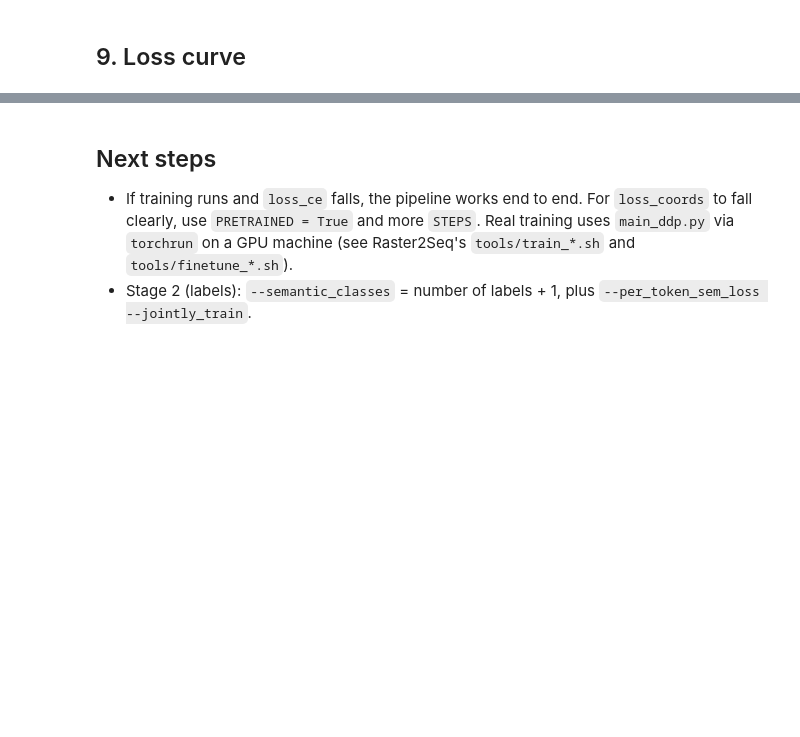
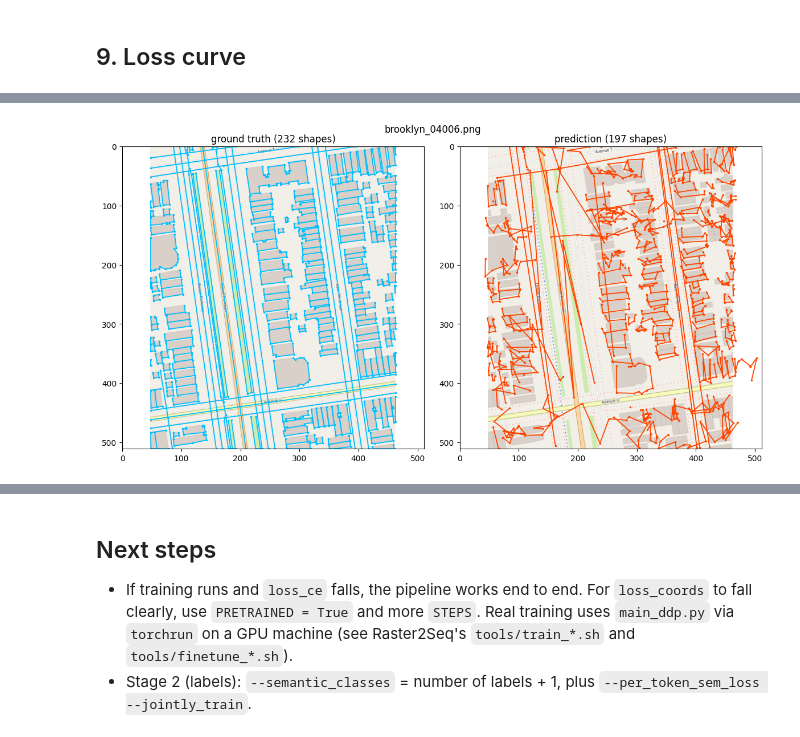
Before and after one commit to minsung-kim-dev/Vectorizing-Raster-Maps, a Jupyter notebook: notebooks/raster2seq_smoke_test.ipynb, the cells around one changed output, grey strips where cells are left out. Cells and saved outputs as stored; diff of their text form; code cells hidden in the pictures; blank space fills up the shorter version.

```diff
--- a/notebooks/raster2seq_smoke_test.ipynb
+++ b/notebooks/raster2seq_smoke_test.ipynb
@@ -116,9 +132,9 @@ from main_ddp import get_args_parser
 args = argparse.ArgumentParser(parents=[get_args_parser()]).parse_args([
     "--dataset_name", "waffle", "--dataset_root", DATA,
     "--semantic_classes", "-1", "--input_channels", "3",
-    "--poly2seq", "--seq_len", str(SEQ_LEN), "--num_bins", str(NUM_BINS), "--image_size", str(IMAGE_SIZE),
+    "--poly2seq", "--seq_len", str(SEQ_LEN), "--num_bins", str(NUM_BINS), "--image_size", str(IMAGE_SIZE), "--row_tolerance", "0.08",  # rows 8% of the image height (reading order)
     "--batch_size", str(BATCH_SIZE), "--num_workers", "0", "--device", device.type,
-    "--label_smoothing", "0.1", "--cls_loss_coef", "5", "--coords_loss_coef", "20",
+    "--label_smoothing", "0", "--cls_loss_coef", "5", "--coords_loss_coef", "20",
     "--disable_poly_refine", "--dec_attn_concat_src", "--use_anchor", "--converter_version", "v3",
 ])
 args.with_poly_refine = not args.disable_poly_refine   # main_ddp.py applies this after parsing
@@ -157,0 +184,14 @@ print(f"{sum(p.numel() for p in model.parameters()) / 1e6:.1f}M parameters")
+# %%
+from raster2seq_hub import download_checkpoint
+
+START_FROM = "s3d-bw"   # train_cc5k.sh's starting point; or "cubicasa5k"; None = train from scratch
+
+if START_FROM:
+    path = download_checkpoint(START_FROM)   # downloads once from Hugging Face, then cached
+    ckpt = torch.load(path, map_location="cpu", weights_only=False)["model"]
+    state = model.state_dict()
+    usable = {k: v for k, v in ckpt.items() if k in state and v.shape == state[k].shape}
+    skipped = sorted(k for k in ckpt if k not in usable)
+    model.load_state_dict(usable, strict=False)
+    print(f"{START_FROM}: loaded {len(usable)} of {len(state)} weights, skipped {len(skipped)}")
+    print("skipped:", skipped[:10])
@@ -194,0 +261,48 @@ plt.show()
+# %%
+import matplotlib.pyplot as plt
+import numpy as np
+import torch
+
+idx = 0   # a training image; indices < N_IMAGES are the ones the model was trained on
+record = dataset[idx]
+
+# Generate a sequence for this image
+model.eval()
+with torch.no_grad():
+    pred_tokens = model.forward_inference([record["image"].to(device)], use_cache=True)["gen_out"][0]
+
+# Ground truth as the same kind of tokens: [x, y] for corners, 1 = separator, 2 = end
+n = int(record["mask"].sum())
+gt_tokens = [xy if t == 0 else t for xy, t in zip(record["target_seq"][:n].tolist(), record["token_labels"][:n].tolist())]
+
+def to_shapes(tokens, size):
+    """Split a token list into shapes (pixel coordinates) at separator / end tokens."""
+    shapes, cur = [], []
+    for tok in tokens:
+        if isinstance(tok, (int, np.integer)):
+            if cur:
+                shapes.append(np.array(cur) * (size - 1))
+            cur = []
+        else:
+            cur.append(tok)
+    if cur:
+        shapes.append(np.array(cur) * (size - 1))
+    return shapes
+
+size = record["image"].shape[-1]   # square after the loader's resize + pad
+image = record["image"].permute(1, 2, 0).numpy()
+name = dataset.coco.loadImgs(dataset.ids[idx])[0]["file_name"]
+
+fig, axes = plt.subplots(1, 2, figsize=(12, 6))
+for ax, title, tokens, color in [(axes[0], "ground truth", gt_tokens, "deepskyblue"),
+                                 (axes[1], "prediction", pred_tokens, "orangered")]:
+    shapes = to_shapes(tokens, size)
+    ax.imshow(image)
+    for s in shapes:
+        ax.plot(s[:, 0], s[:, 1], color=color, lw=1.3, marker=".", ms=3)
+    ax.set(title=f"{title} ({len(shapes)} shapes)", xlim=(0, size - 1), ylim=(size - 1, 0))
+fig.suptitle(name)
+plt.tight_layout()
+plt.show()
+# %% [output]
+[figure, added]
```
Also changed, not shown: parts of 22 cells of this notebook, 2 other files.
